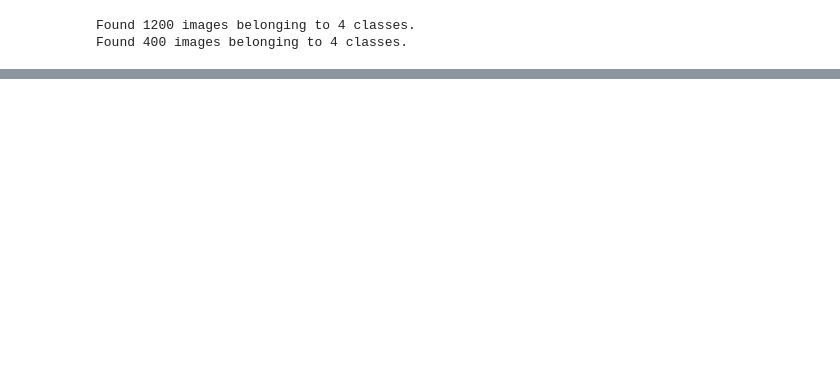
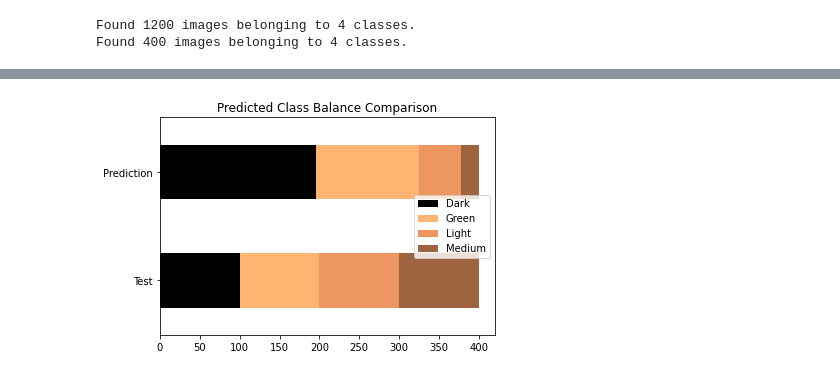
Before and after one commit to Zeth-Abney/Flatiron-school, a Jupyter notebook: phase-5/notebook.ipynb, the cells around one changed output, grey strips where cells are left out. Saved outputs shown, nothing was run; the diff lists cells and outputs as text; code cells hidden in the pictures; blank space fills up the shorter version.

```diff
--- a/phase-5/notebook.ipynb
+++ b/phase-5/notebook.ipynb
@@ -71,0 +221,4 @@ Found 400 images belonging to 4 classes.
+# %%
+base_class_balance_df = ptk.viz_class_balance_comparison(base_labels[0],base_labels[1])
+# %% [output]
+[figure, added]
```
Also changed, not shown: parts of 15 cells of this notebook, 1 other file.
